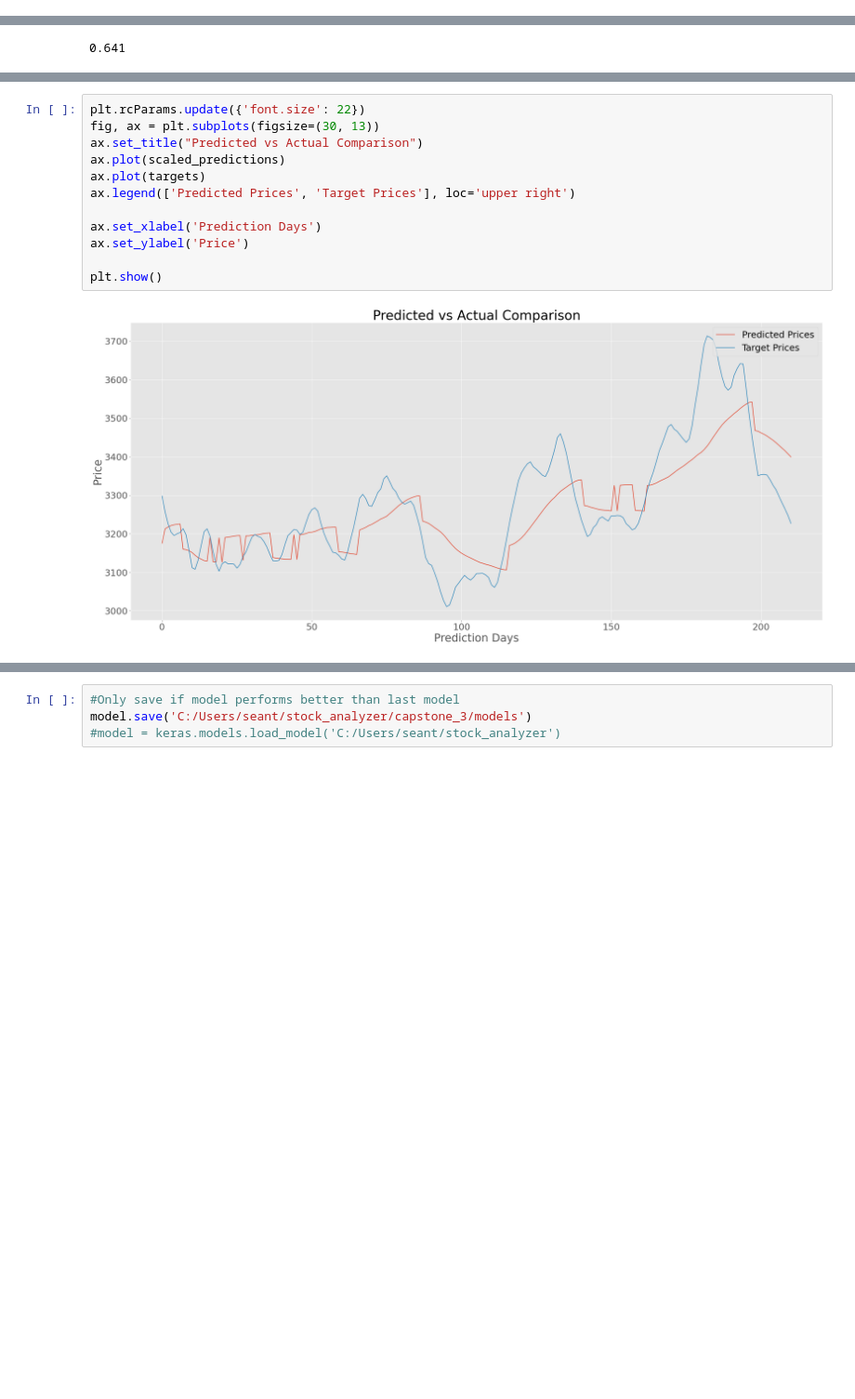
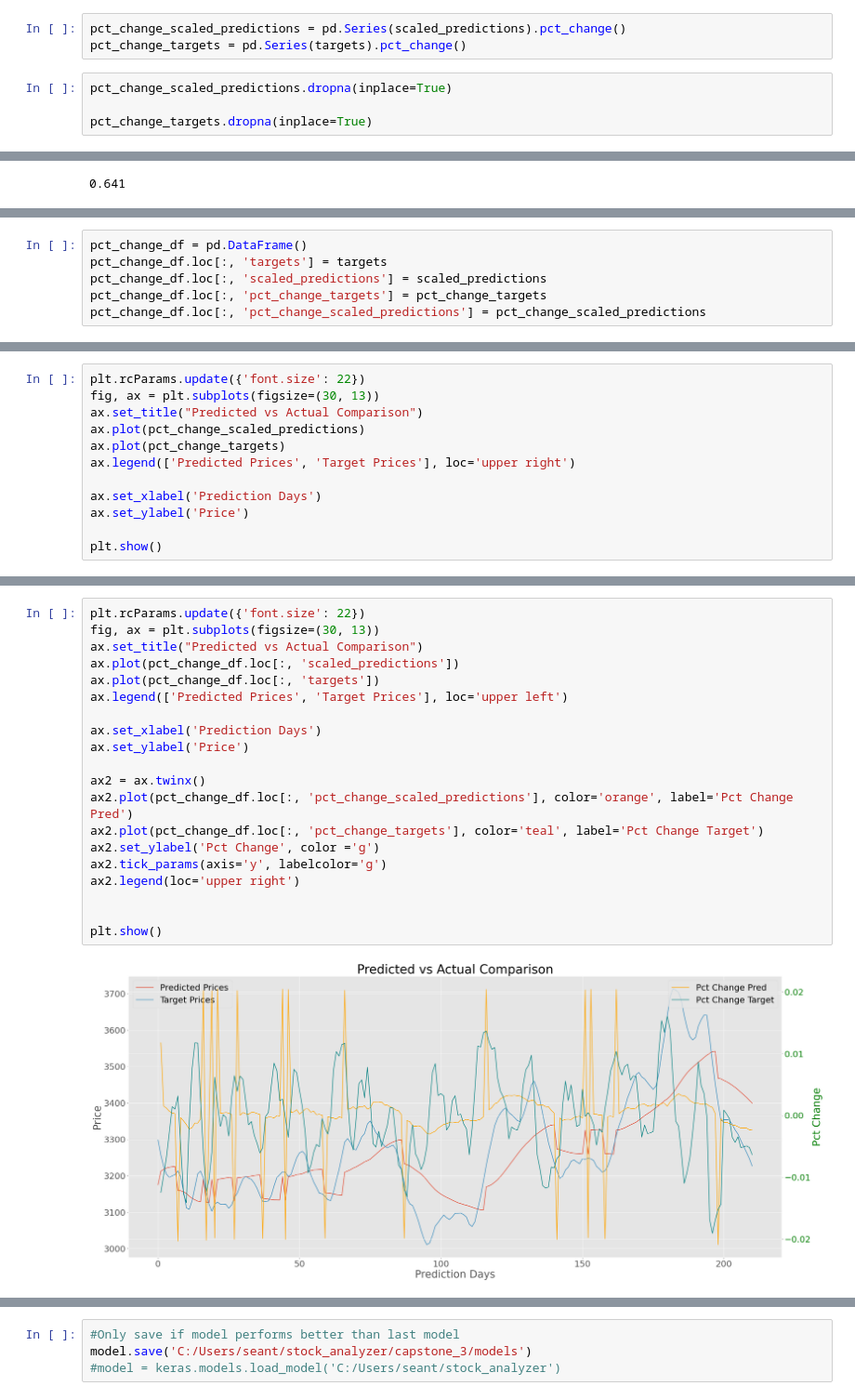
Before and after one commit to seantanken/GalvanizeRepo, a Jupyter notebook: stock_analyzer/neural_network_analysis.ipynb, the cells around one changed output, grey strips where cells are left out. Shown at 93% size. Drawn from its saved outputs; the diff is of its cells as text; blank space fills up the shorter version.

Commit message:
additions to prediction analysis, percent change

```diff
--- a/stock_analyzer/neural_network_analysis.ipynb
+++ b/stock_analyzer/neural_network_analysis.ipynb
@@ -320,6 +322,13 @@ predictions = np.squeeze(holdout["column_scaler"]["AMZN_rolling_close"].inverse_
 targets = np.squeeze(holdout["column_scaler"]["AMZN_rolling_close"].inverse_transform(np.expand_dims(holdout['y_test'], axis=0)))
 # %%
 scaled_predictions = scale_result(predictions)
+# %%
+pct_change_scaled_predictions = pd.Series(scaled_predictions).pct_change()
+pct_change_targets = pd.Series(targets).pct_change()
+# %%
+pct_change_scaled_predictions.dropna(inplace=True)
+
+pct_change_targets.dropna(inplace=True)
 # %%
 round(r2_score(targets, predictions), 3)
 # %% [output]
@@ -330,0 +344,6 @@ round(r2_score(targets, scaled_predictions), 3)
+# %%
+pct_change_df = pd.DataFrame()
+pct_change_df.loc[:, 'targets'] = targets
+pct_change_df.loc[:, 'scaled_predictions'] = scaled_predictions
+pct_change_df.loc[:, 'pct_change_targets'] = pct_change_targets
+pct_change_df.loc[:, 'pct_change_scaled_predictions'] = pct_change_scaled_predictions
@@ -330,0 +372,12 @@ round(r2_score(targets, scaled_predictions), 3)
+# %%
+plt.rcParams.update({'font.size': 22})
+fig, ax = plt.subplots(figsize=(30, 13))
+ax.set_title("Predicted vs Actual Comparison")
+ax.plot(pct_change_scaled_predictions)
+ax.plot(pct_change_targets)
+ax.legend(['Predicted Prices', 'Target Prices'], loc='upper right')
+
+ax.set_xlabel('Prediction Days')
+ax.set_ylabel('Price')
+
+plt.show()
@@ -331,17 +386,25 @@ round(r2_score(targets, scaled_predictions), 3)
 # %%
 plt.rcParams.update({'font.size': 22})
 fig, ax = plt.subplots(figsize=(30, 13))
 ax.set_title("Predicted vs Actual Comparison")
-ax.plot(scaled_predictions)
-ax.plot(targets)
-ax.legend(['Predicted Prices', 'Target Prices'], loc='upper right')
+ax.plot(pct_change_df.loc[:, 'scaled_predictions'])
+ax.plot(pct_change_df.loc[:, 'targets'])
+ax.legend(['Predicted Prices', 'Target Prices'], loc='upper left')
 
 ax.set_xlabel('Prediction Days')
 ax.set_ylabel('Price')
 
+ax2 = ax.twinx()
+ax2.plot(pct_change_df.loc[:, 'pct_change_scaled_predictions'], color='orange', label='Pct Change Pred')
+ax2.plot(pct_change_df.loc[:, 'pct_change_targets'], color='teal', label='Pct Change Target')
+ax2.set_ylabel('Pct Change', color ='g')
+ax2.tick_params(axis='y', labelcolor='g')
+ax2.legend(loc='upper right')
+
+
 plt.show()
 # %% [output]
-[figure, old version]
+[figure, new version]
 # %%
 plt.rcParams.update({'font.size': 22})
 fig, ax1 = plt.subplots(1, figsize=(30, 15))
```
Also changed, not shown: parts of 7 cells of this notebook, 6 other files.
